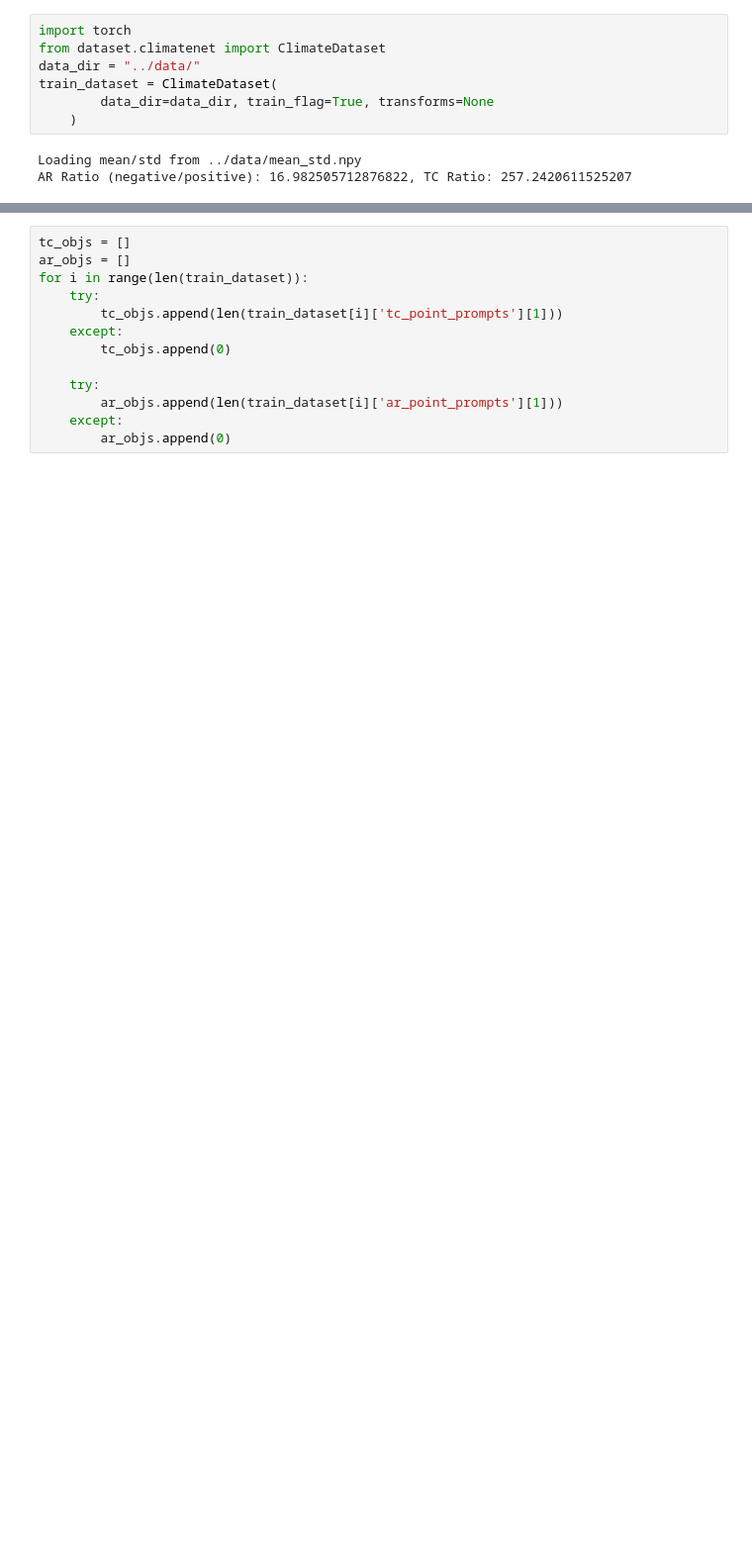
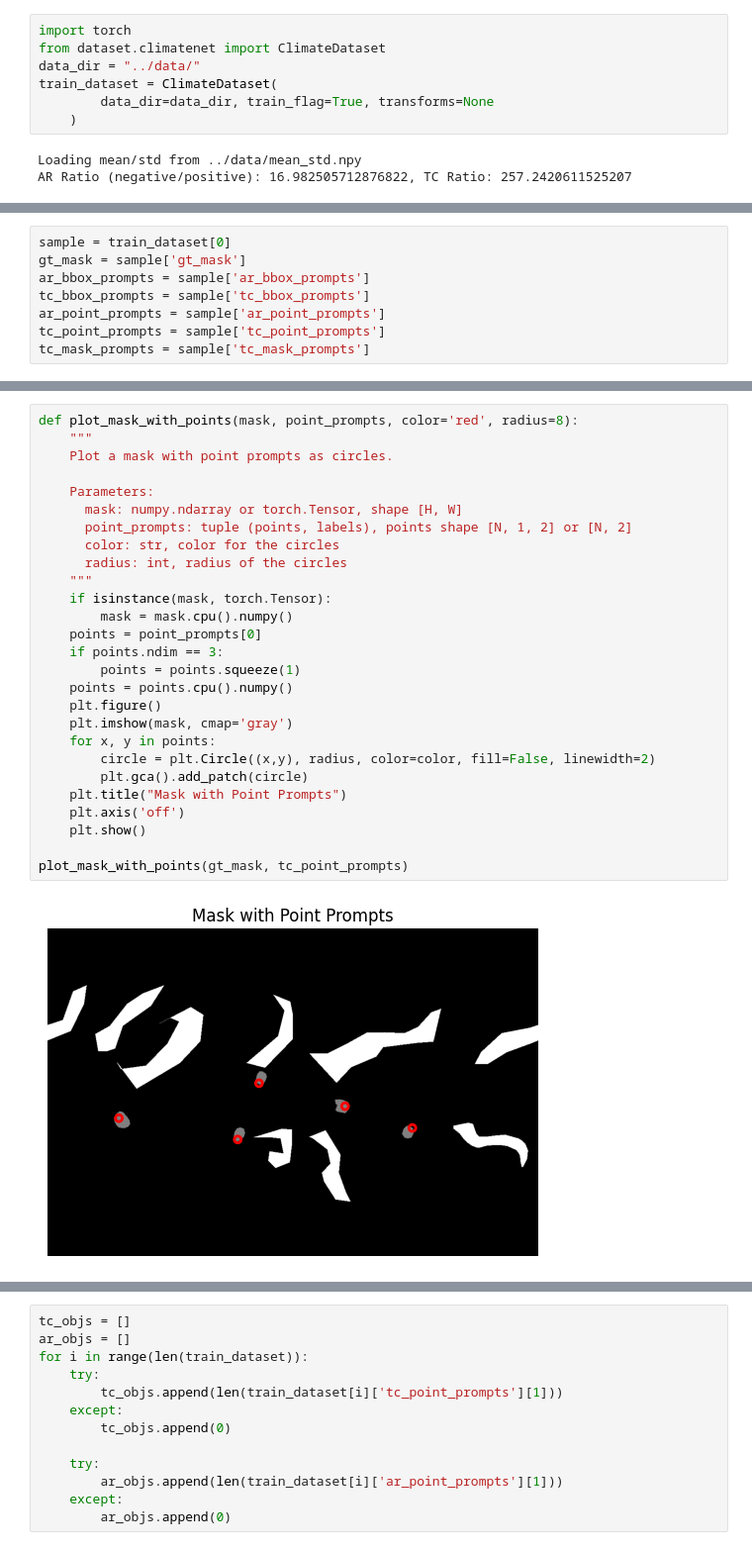
Before and after one commit to thangible/ClimateSAM, a Jupyter notebook: dataset_exploration.ipynb, the cells around one changed output, grey strips where cells are left out. Shown at 99% size. Cells and saved outputs as stored; diff of their text form; blank space fills up the shorter version.

Commit message:
point promp debug

```diff
--- a/dataset_exploration.ipynb
+++ b/dataset_exploration.ipynb
@@ -31,0 +26,8 @@ dict_keys(['input', 'gt_mask', 'index_name', 'ar_point_prompts', 'tc_point_promp
+# %%
+sample = train_dataset[0]
+gt_mask = sample['gt_mask']
+ar_bbox_prompts = sample['ar_bbox_prompts']
+tc_bbox_prompts = sample['tc_bbox_prompts']
+ar_point_prompts = sample['ar_point_prompts']
+tc_point_prompts = sample['tc_point_prompts']
+tc_mask_prompts = sample['tc_mask_prompts']
@@ -31,0 +71,29 @@ dict_keys(['input', 'gt_mask', 'index_name', 'ar_point_prompts', 'tc_point_promp
+# %%
+def plot_mask_with_points(mask, point_prompts, color='red', radius=8):
+    """
+    Plot a mask with point prompts as circles.
+
+    Parameters:
+      mask: numpy.ndarray or torch.Tensor, shape [H, W]
+      point_prompts: tuple (points, labels), points shape [N, 1, 2] or [N, 2]
+      color: str, color for the circles
+      radius: int, radius of the circles
+    """
+    if isinstance(mask, torch.Tensor):
+        mask = mask.cpu().numpy()
+    points = point_prompts[0]
+    if points.ndim == 3:
+        points = points.squeeze(1)
+    points = points.cpu().numpy()
+    plt.figure()
+    plt.imshow(mask, cmap='gray')
+    for x, y in points:
+        circle = plt.Circle((x,y), radius, color=color, fill=False, linewidth=2)
+        plt.gca().add_patch(circle)
+    plt.title("Mask with Point Prompts")
+    plt.axis('off')
+    plt.show()
+
+plot_mask_with_points(gt_mask, tc_point_prompts)
+# %% [output]
+[figure, added]
```
Also changed, not shown: parts of 6 cells of this notebook, 3 other files.
